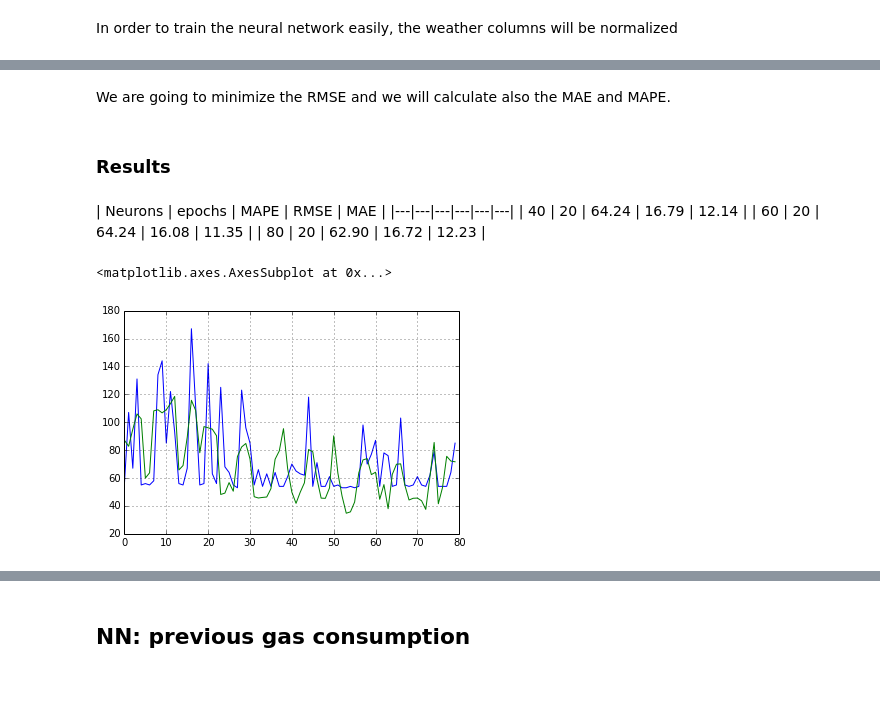
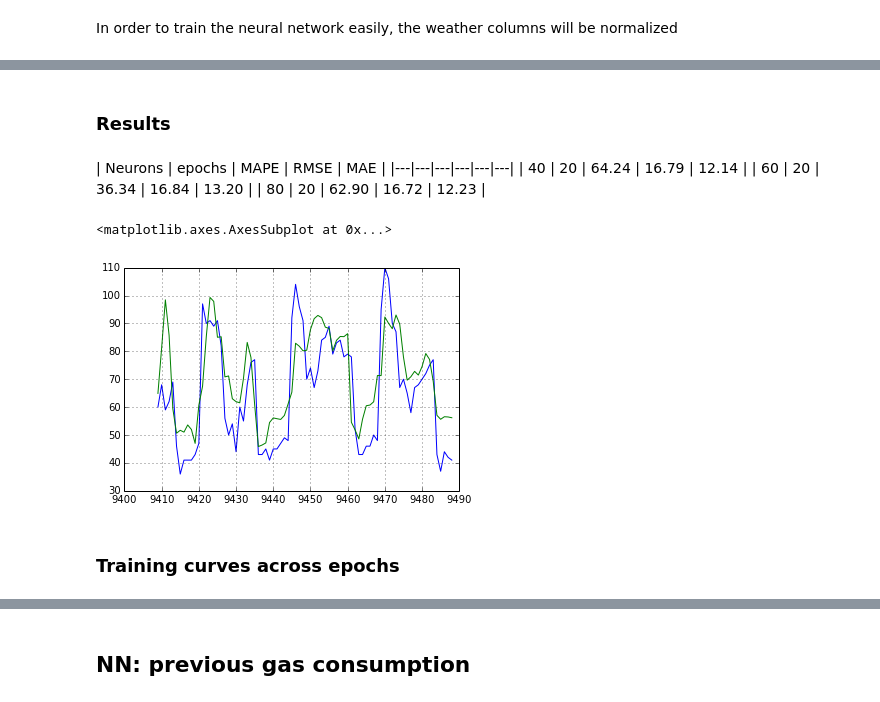
Before and after one commit to denadai2/Gas-consumption-outliers, a Jupyter notebook: 3- Regression_NN.ipynb, the cells around one changed output, grey strips where cells are left out. Saved outputs shown, nothing was run; the diff lists cells and outputs as text; code cells hidden in the pictures.

```diff
--- a/3- Regression_NN.ipynb
+++ b/3- Regression_NN.ipynb
@@ -77,18 +85,18 @@ features = ['gas [m3]', 'elektriciteit [kwh]', 'T', 'FH', 'U', 'N', 'Q', 'sinHou
 df[features].to_csv('filteredDatasets/740-NTH_NN_10F.csv', index=False)
-# %% [markdown]
-We are going to minimize the RMSE and we will calculate also the MAE and MAPE.
 # %% [markdown]
 ### Results
 # %% [markdown]
 | Neurons | epochs | MAPE | RMSE | MAE |
 |---|---|---|---|---|---|
 | 40 | 20 | 64.24 | 16.79 | 12.14 |
-| 60 | 20 | 64.24 | 16.08 | 11.35 |
+| 60 | 20 | 36.34 | 16.84 | 13.20 |
 | 80 | 20 | 62.90 | 16.72 | 12.23 |
 # %%
 rr = pd.read_csv('NNs/results/740-NTH_NN_10F.csv')
-rr['actual'].head(80).plot()
-rr['predicted'].head(80).plot()
+rr['actual'].tail(80).plot()
+rr['predicted'].tail(80).plot()
 # %% [output]
 <matplotlib.axes.AxesSubplot at 0x...>
-[figure, old version]
+[figure, new version]
+# %% [markdown]
+### Training curves across epochs
```
Also changed, not shown: parts of 93 cells of this notebook, 1 other file.
